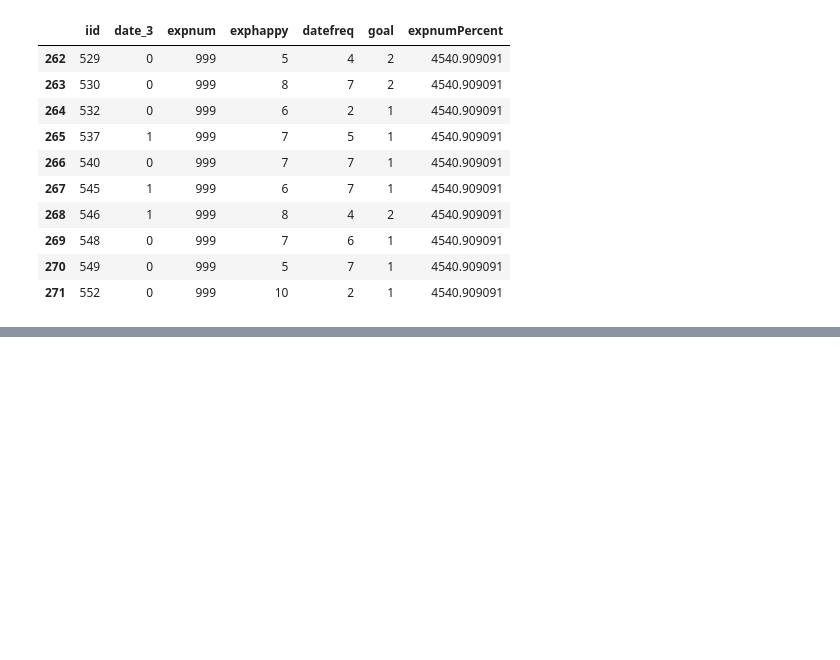
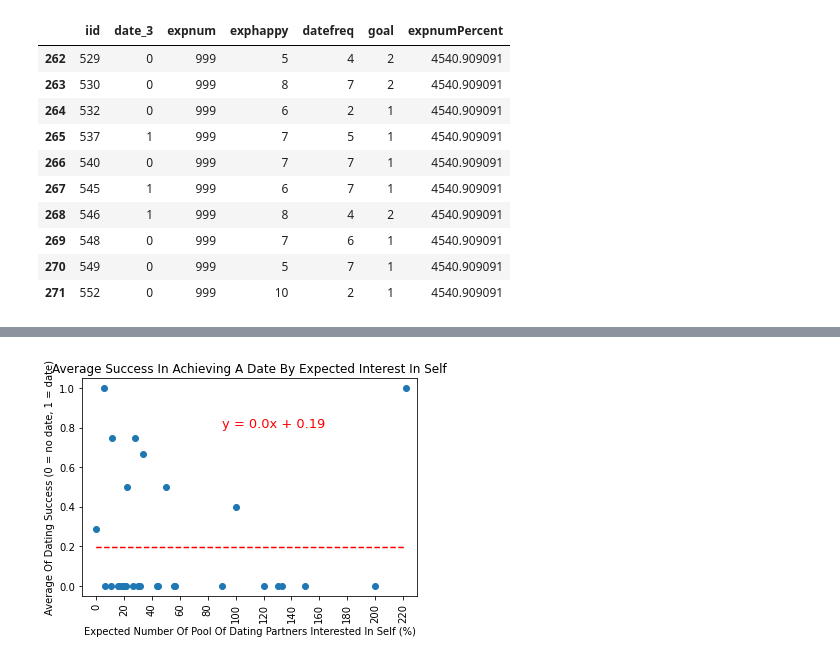
Before and after one commit to lmodenbach/web-design-challenge, a Jupyter notebook: DatingSuccessAnalysis.ipynb, the cells around one changed output, grey strips where cells are left out. Drawn from its saved outputs; the diff is of its cells as text; code cells hidden in the pictures; blank space fills up the shorter version.

```diff
--- a/DatingSuccessAnalysis.ipynb
+++ b/DatingSuccessAnalysis.ipynb
@@ -660,0 +662,21 @@ Text(0, 0.5, 'Average Of Dating Success (0 = no date, 1 = date)')
+# %%
+waves_expectations_df = waves_df[waves_df.expnum != 999]
+waves_expectations_grouped = waves_expectations_df.groupby("expnumPercent")
+waves_expectations_avgs = waves_expectations_grouped["date_3"].mean()
+# %%
+slope, intercept, rValue, pValue, std_err = stats.linregress(waves_expectations_avgs.keys(), waves_expectations_avgs)
+
+line_best_fit = slope*(waves_expectations_avgs) + intercept
+annotation_string = 'y = ' + str(round(slope, 2)) + 'x + ' + str(round(intercept, 2))
+plt.annotate(annotation_string, xy=(90,0.8), fontsize=13, color='red')
+plt.plot(waves_expectations_avgs.keys(),line_best_fit,"--", color='red')
+
+plt.scatter(waves_expectations_avgs.keys(), waves_expectations_avgs)
+plt.xticks(np.arange(0, 231, 20), rotation=90)
+plt.xlim(-10, 230)
+plt.title('Average Success In Achieving A Date By Expected Interest In Self')
+plt.xlabel('Expected Number Of Pool Of Dating Partners Interested In Self (%)')
+plt.ylabel('Average Of Dating Success (0 = no date, 1 = date)')
+plt.show()
+# %% [output]
+[figure, added]
```
Also changed, not shown: parts of 4 cells of this notebook.
